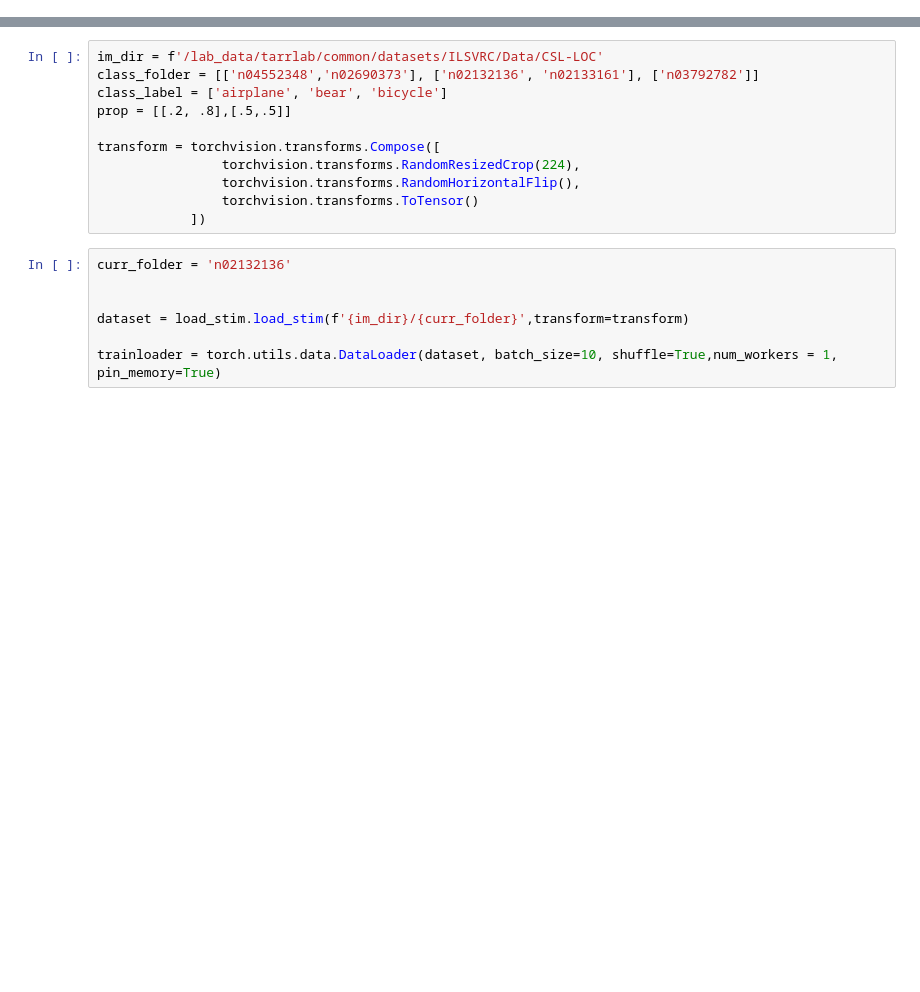
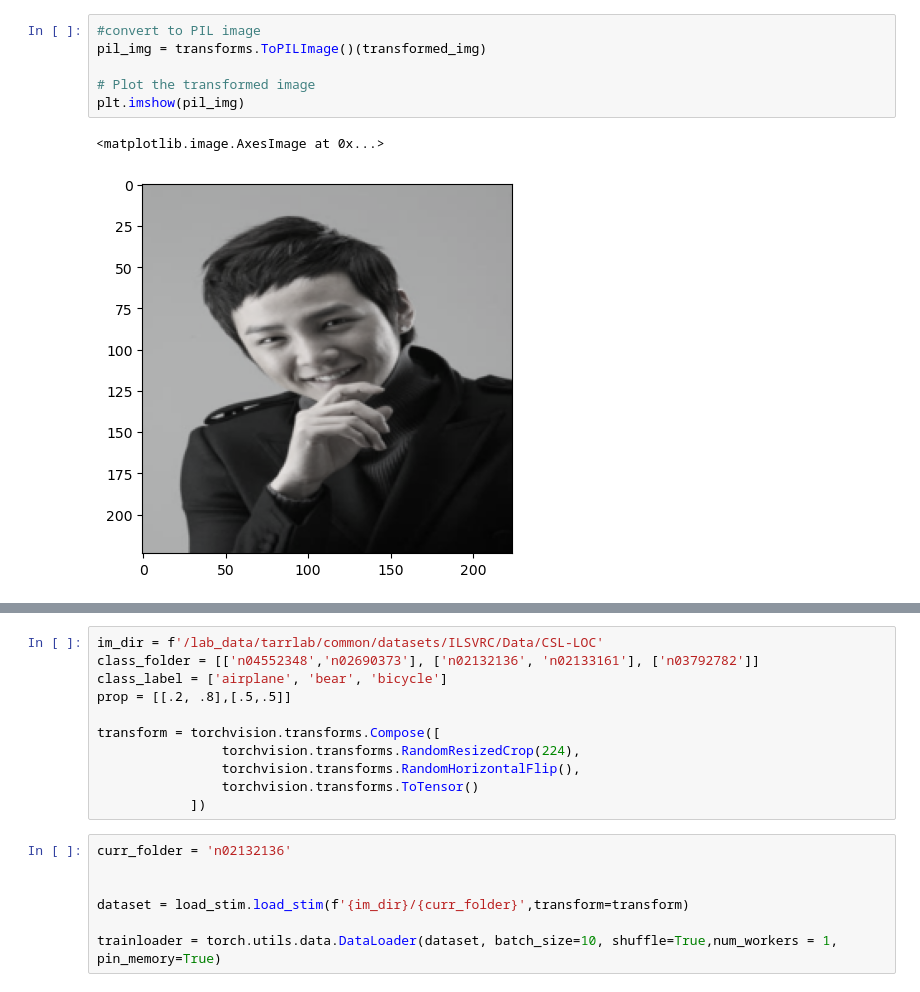
Before and after one commit to vayzenb/kornet, a Jupyter notebook: modelling/stim_check.ipynb, the cells around one changed output, grey strips where cells are left out. Cells and saved outputs as stored; diff of their text form; blank space fills up the shorter version.

```diff
--- a/modelling/stim_check.ipynb
+++ b/modelling/stim_check.ipynb
@@ -8,0 +56,9 @@ ModuleNotFoundError: No module named 'load_stim'
+# %%
+#convert to PIL image
+pil_img = transforms.ToPILImage()(transformed_img)
+
+# Plot the transformed image
+plt.imshow(pil_img)
+# %% [output]
+<matplotlib.image.AxesImage at 0x...>
+[figure, added]
```
Also changed, not shown: parts of 7 cells of this notebook, 4 other files.
